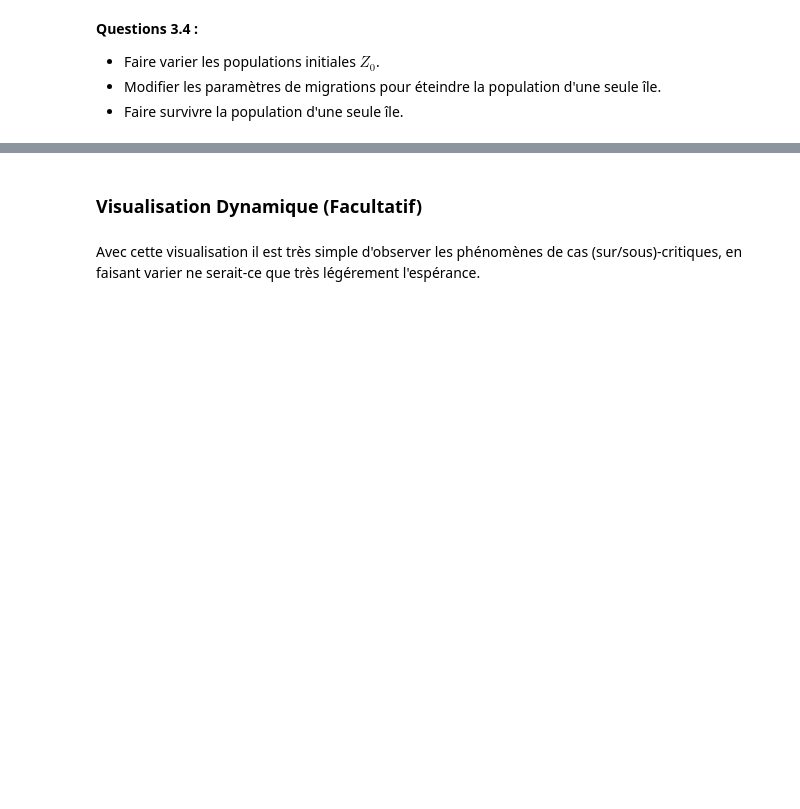
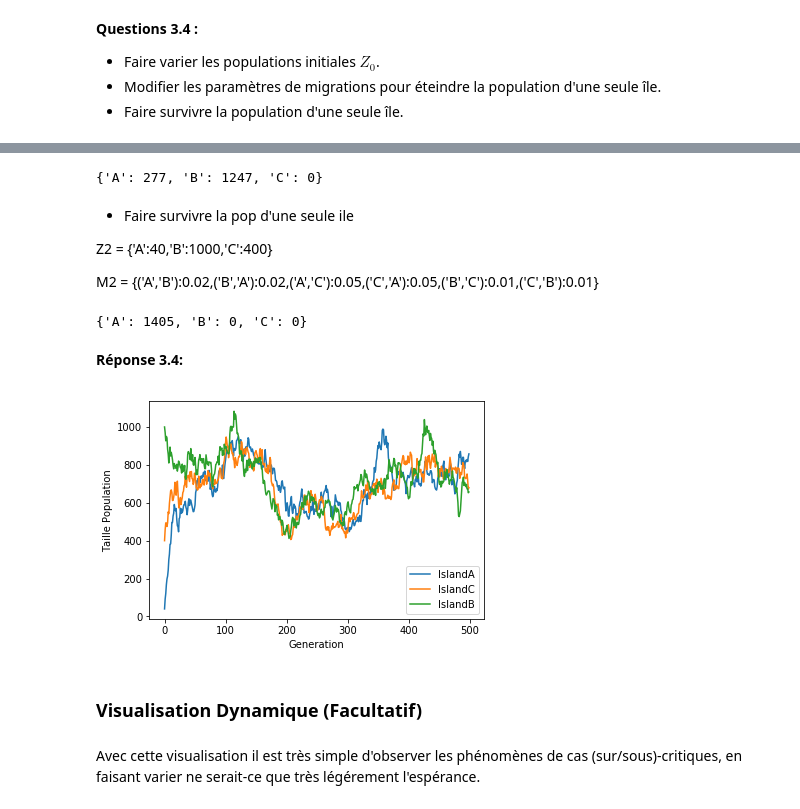
Before and after one commit to Wakeniii/ARE-dynamics-2019, a Jupyter notebook: Sujet_Dynamique_Population_Etud.ipynb, the cells around one changed output, grey strips where cells are left out. Saved outputs shown, nothing was run; the diff lists cells and outputs as text; code cells hidden in the pictures; blank space fills up the shorter version.

```diff
--- a/Sujet_Dynamique_Population_Etud.ipynb
+++ b/Sujet_Dynamique_Population_Etud.ipynb
@@ -404,3 +498,47 @@ def update_populations_with_migrations(Z,P,M):
+# %%
+update_populations_with_migrations_2(Z2,P,M)
+# %% [output]
+{'A': 277, 'B': 1247, 'C': 0}
+# %% [markdown]
+- Faire survivre la pop d'une seule ile
+
+Z2 = {'A':40,'B':1000,'C':400}
+
+M2 = {('A','B'):0.02,('B','A'):0.02,('A','C'):0.05,('C','A'):0.05,('B','C'):0.01,('C','B'):0.01}
+# %%
+update_populations_with_migrations_2(Z2,P,M)
+# %% [output]
+{'A': 1405, 'B': 0, 'C': 0}
+# %% [markdown]
+**Réponse 3.4:**
+# %%
+def population_n_generation_2(Z, P, M,n):
+
+    L = [list(Z.values())]
+    for generation in range(1, n):
+        Z = update_populations_with_migrations_2(Z, P, M)
+        L.append(list(Z.values()))
+
+    return L
+# %%
+def visualisation_populations_with_migration(Z, P, M, n):
+    """
+    Visualise l'evolution d'une population 'Z' avec les paramètres P2, M2 durant n2 génération
+    """
+    fig = plt.figure()
+
+    pop = population_n_generation_2(Z, P, M, n)
+
+    plt.plot(pop)
+
+    plt.legend(["Island"+str(i) for i in P.keys()])
+    plt.ylabel("Taille Population")
+    plt.xlabel("Generation")
+    plt.show()
+# %%
+visualisation_populations_with_migration(Z2, P2, M2, n2)
+# %% [output]
+[figure, added]
 # %% [markdown]
 ### Visualisation Dynamique (Facultatif)
 # %% [markdown]
```
Also changed, not shown: parts of 20 cells of this notebook.
